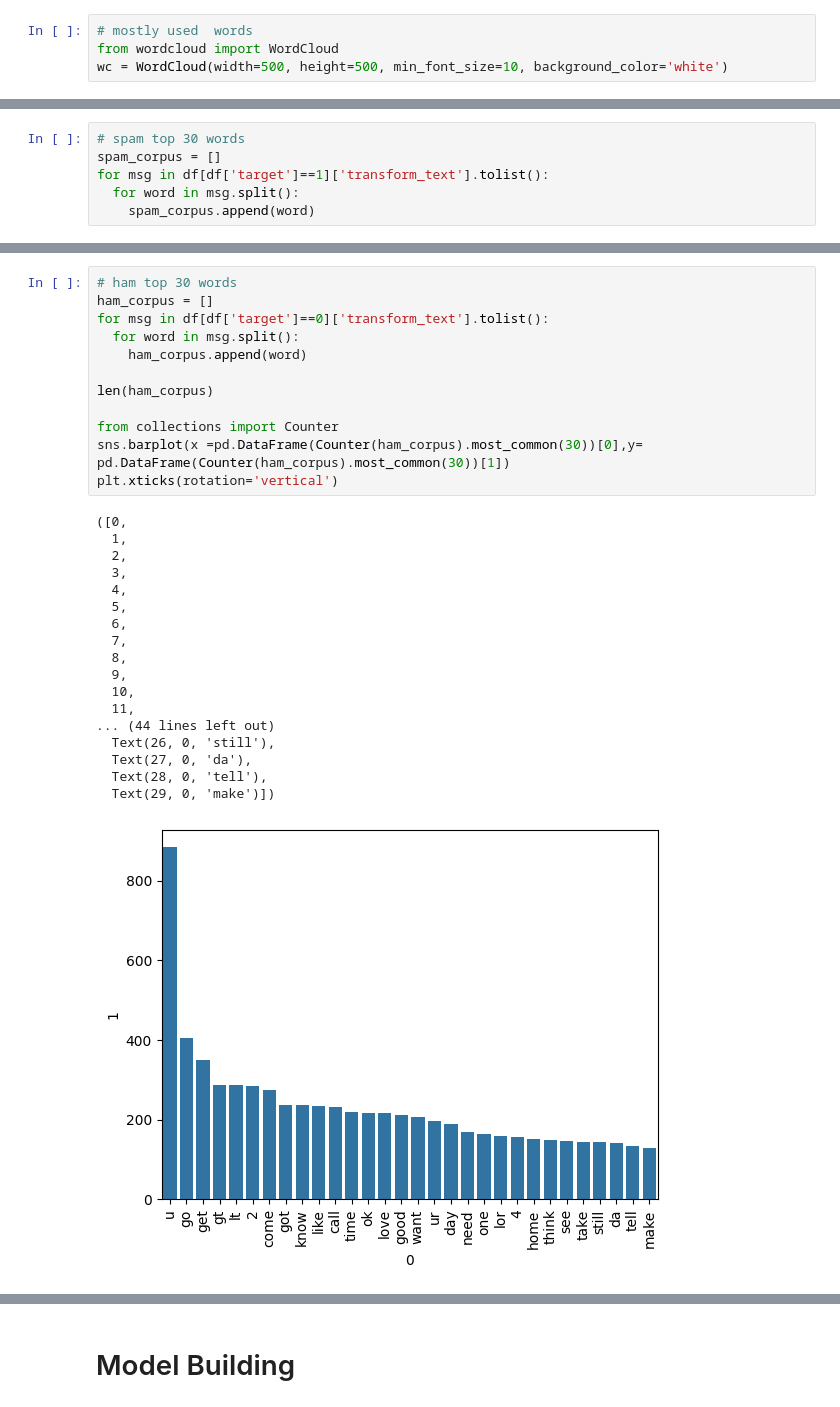
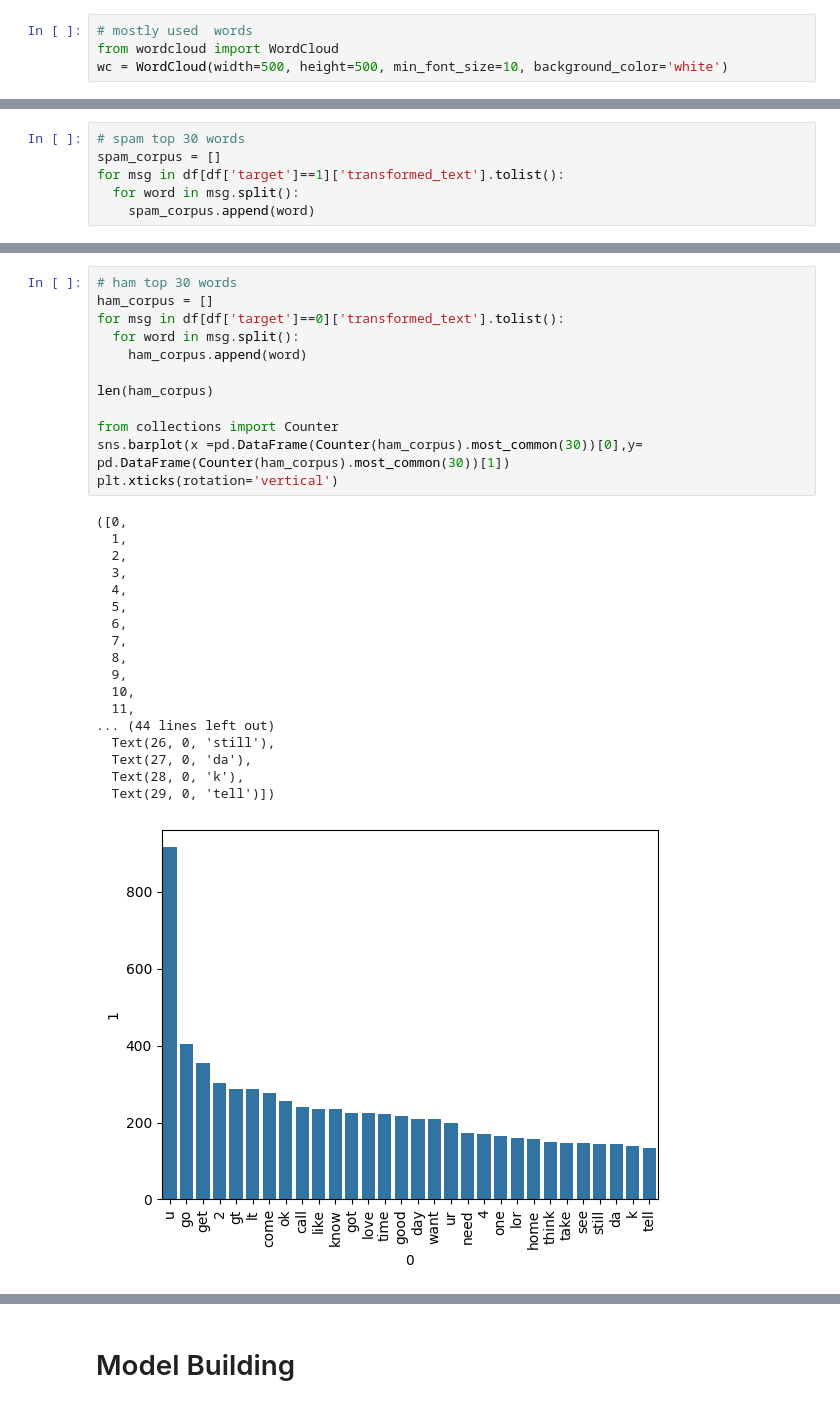
Before and after one commit to IbrahimBagwan1/ML-Project-Sms-Scam-Classify, a Jupyter notebook: notebook/CLASSIFY.ipynb, the cells around one changed output, grey strips where cells are left out. Saved outputs shown, nothing was run; the diff lists cells and outputs as text.

```diff
--- a/notebook/CLASSIFY.ipynb
+++ b/notebook/CLASSIFY.ipynb
@@ -344,7 +344,7 @@ df.head()
 # %%
 # spam top 30 words
 spam_corpus = []
-for msg in df[df['target']==1]['transform_text'].tolist():
+for msg in df[df['target']==1]['transformed_text'].tolist():
   for word in msg.split():
     spam_corpus.append(word)
 # %%
@@ -377,32 +377,32 @@ plt.xticks(rotation='vertical')
 # %%
 # ham top 30 words
 ham_corpus = []
-for msg in df[df['target']==0]['transform_text'].tolist():
+for msg in df[df['target']==0]['transformed_text'].tolist():
   for word in msg.split():
     ham_corpus.append(word)
 
 len(ham_corpus)
 
 from collections import Counter
 sns.barplot(x =pd.DataFrame(Counter(ham_corpus).most_common(30))[0],y= pd.DataFrame(Counter(ham_corpus).most_common(30))[1])
 plt.xticks(rotation='vertical')
 # %% [output]
 ([0,
   1,
   2,
   3,
   4,
   5,
   6,
   7,
   8,
   9,
   10,
   11,
 ... (44 lines left out)
   Text(26, 0, 'still'),
   Text(27, 0, 'da'),
-  Text(28, 0, 'tell'),
-  Text(29, 0, 'make')])
+  Text(28, 0, 'k'),
+  Text(29, 0, 'tell')])
-[figure, old version]
+[figure, new version]
 # %%
```
Also changed, not shown: parts of 33 cells of this notebook.
